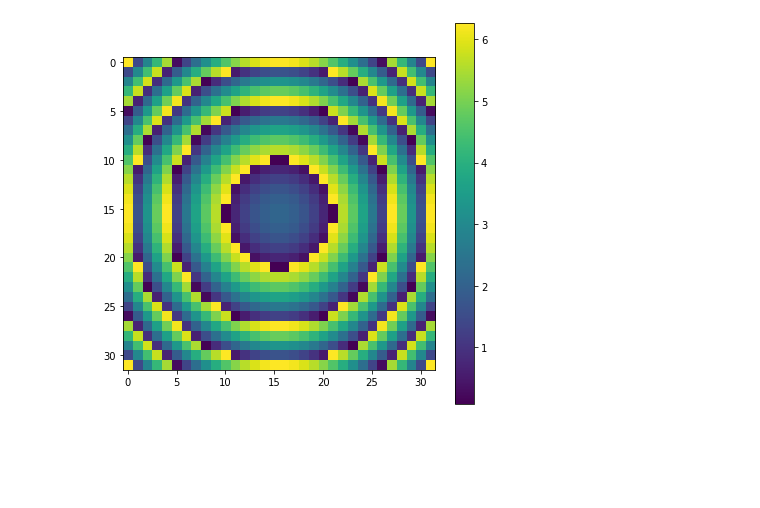
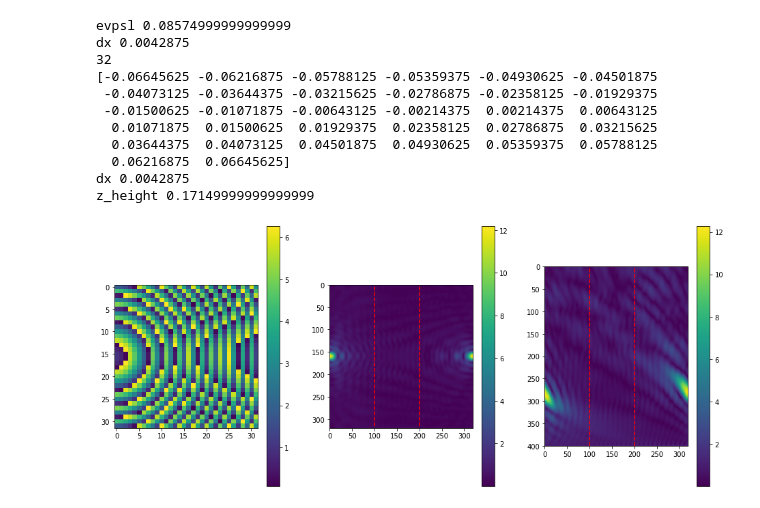
Before and after one commit to frantic0/genam, a Jupyter notebook: analysis/focus.ipynb, the cells around one changed output. Cells and saved outputs as stored; diff of their text form; code cells hidden in the pictures; blank space fills up the shorter version.

```diff
--- a/analysis/focus.ipynb
+++ b/analysis/focus.ipynb
@@ -1,35 +69,98 @@
 # %%
 import numpy as np, matplotlib.pyplot as plt
 # ---> physics params <---
 c = 343 # m/s
 v = 40000 # Hz
 lam = c/v # m
 k = 2*np.pi/lam # rads/m
+
 elem_num = 32 # number of elems along one side of the AMM surface
 
-evpsl = (elem_num/4)*lam # evaluation plane side length
+# evpsl = 4*(elem_num/4)*lam # evaluation plane side length
+evpsl = 10*lam # evaluation plane side length
+print(f"evpsl {evpsl}")
+
 
 dx = lam/2 # [m]
+print(f"dx {dx}")
 
-apsize = (int(2*evpsl/dx), int(2*evpsl/dx)) # AMM aperture size (number of unit cells)
+# apsize = (int(2*evpsl/dx), int(2*evpsl/dx)) # AMM aperture size (number of unit cells)
+apsize = (32, 32) # AMM aperture size (number of unit cells)
 
-f_AMM = 0.1 # focal length of the AMM [m]
+focal_length = 0.05 # focal length of the AMM [m]
+
+x_shift, y_shift = 8*lam, 0
+
 
 xy_vec = np.arange(-((apsize[0]/2)-0.5)*dx, ((apsize[0]/2)+0.5)*dx, dx)
 
+
+print(len(xy_vec))
+print(xy_vec)
+
 xx, yy = np.meshgrid(xy_vec, xy_vec)
 
-travel_distance_array = np.sqrt((xx)**2 + (yy)**2 + (f_AMM**2)) # matrix of distances from centre of each elem to focus
+# print(yy)
+
+travel_distance_array = np.sqrt((xx+x_shift)**2 + (yy+y_shift)**2 + (focal_length**2)) # matrix of distances from centre of each elem to focus
 
 total_phase_array = -travel_distance_array * k # total change in phase of waves as they travel this distance.
 
 norm_phase_array = np.remainder(total_phase_array, 2*np.pi) # normalise between 0 and 2π [rads].
 
 AMM_phase_distribution = norm_phase_array # phase on the surface rewuired to perform focusing, assuming incident plane wave.
-fig, ax = plt.subplots(nrows=1, ncols=1, figsize=(7,7))
-im = ax.imshow(AMM_phase_distribution)
 
-plt.colorbar(im)
+AMM_phase_tt_distribution = AMM_phase_distribution.copy()
+
+# AMM_phase_tt_distribution[(len(AMM_phase_distribution)/2):] = AMM_phase_tt_distribution[len(AMM_phase_distribution)/2:] + np.pi
+AMM_phase_tt_distribution[16:] = AMM_phase_tt_distribution[16:] + np.pi
+
+# print(norm_phase_array)
+
+resolution = 10
+
+# ASM_prop(np.ones_like(AMM_phase_distribution),  surface_pressure, cell_spacing, target_dist, resolution, k)
+tt_prop = ASM_prop(np.ones_like(AMM_phase_distribution)*np.exp(1j*AMM_phase_distribution),
+        dx,
+        focal_length,
+        resolution,
+        k)
+
+
+tt_prop_perp = ASM_prop_perpendicular(np.ones_like(AMM_phase_distribution)*np.exp(1j*AMM_phase_distribution),
+        dx,
+        focal_length,
+        z_height = 20* lam,
+        cut_axis = "x",
+        resolution = resolution,
+        k = k)
+
+print(f"dx {dx}")
+print(f"z_height {20*lam}")
+
+fig, (ax1, ax2, ax3) = plt.subplots(nrows=1, ncols=3, figsize=(16,7))
+
+im1 = ax1.imshow(AMM_phase_distribution)
+im2 = ax2.imshow(np.abs(tt_prop))
+im3 = ax3.imshow(np.abs(tt_prop_perp))
+
+ax2.vlines([100, 200], 315, 0, linestyles='dashed', colors='red')
+ax3.vlines([100, 200], 400, 1, linestyles='dashed', colors='red')
+
+plt.colorbar(im1, ax = ax1)
+plt.colorbar(im2, ax = ax2)
+plt.colorbar(im3, ax = ax3)
 plt.show()
 # %% [output]
+evpsl 0.08574999999999999
+dx 0.0042875
+32
+[-0.06645625 -0.06216875 -0.05788125 -0.05359375 -0.04930625 -0.04501875
+ -0.04073125 -0.03644375 -0.03215625 -0.02786875 -0.02358125 -0.01929375
+ -0.01500625 -0.01071875 -0.00643125 -0.00214375  0.00214375  0.00643125
+  0.01071875  0.01500625  0.01929375  0.02358125  0.02786875  0.03215625
+  0.03644375  0.04073125  0.04501875  0.04930625  0.05359375  0.05788125
+  0.06216875  0.06645625]
+dx 0.0042875
+z_height 0.17149999999999999
-[figure, old version]
+[figure, new version]
```
Also changed, not shown: parts of 3 cells of this notebook, 10 other files.
